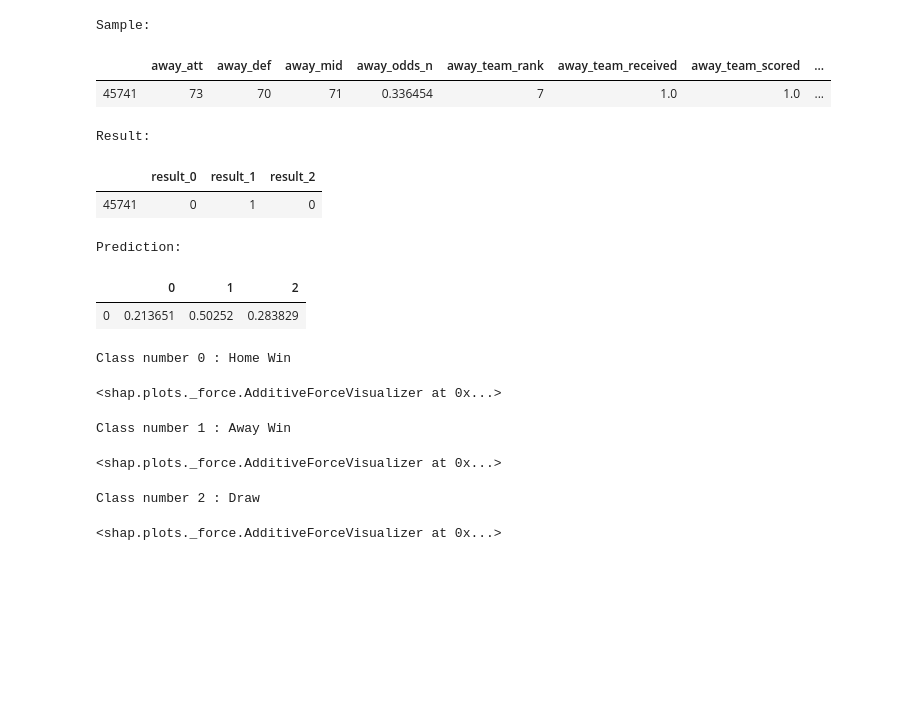
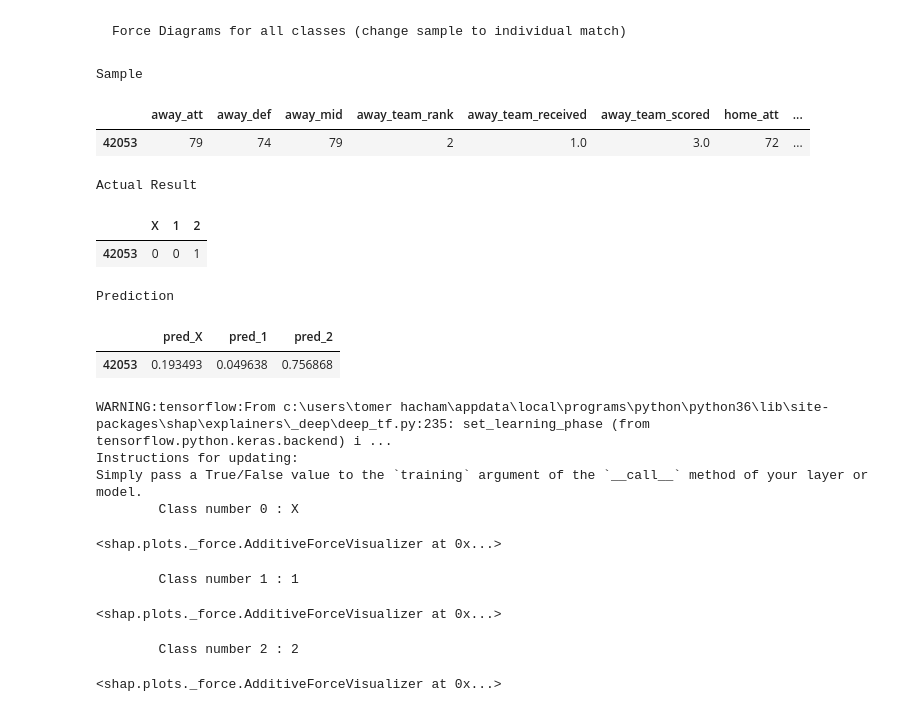
Before and after one commit to tomerhacham/NeuralGoal-web, a Jupyter notebook: Optimization/Features/SHAP.ipynb, the cells around one changed output. Saved outputs shown, nothing was run; the diff lists cells and outputs as text; code cells hidden in the pictures; blank space fills up the shorter version.

```diff
--- a/Optimization/Features/SHAP.ipynb
+++ b/Optimization/Features/SHAP.ipynb
@@ -56,0 +37,10 @@ Epoch 25/25
+# %%
+#Load the data
+data = pd.read_csv("../mainTableCSV.csv")[COLUMNS_NAMES]
+X=data.loc[:,FEATURES_NAME]
+Y=data.loc[:,'result':'result']
+# %%
+#convert categorical to numerical value and encode
+Y['result']=Y['result'].map(Label_to_value_dict)
+Y = pd.get_dummies(Y,columns=['result'], prefix='result')
+Y.rename(columns=columns_convertor,inplace=True)
@@ -57,45 +85,51 @@ Epoch 25/25
 # %%
 # we use the first 1000 training examples as our background dataset to integrate over
 explainer = shap.DeepExplainer(ann.model,x_train.sample(1000).to_numpy())
+# %% [markdown]
+    Force Diagrams for all classes (change sample to individual match)
+# %%
+display(HTML("<style>.container { width:100% !important; }</style>"))
+import pandas as pd
+number_of_samples = 1
+# the sample should change to the match's feature to be explained
+sample = x_test.sample(number_of_samples)
+result=y_test.loc[sample.index]
+prediction=pd.DataFrame(data=ann.predict(sample),index=sample.index,columns=['pred_X','pred_1','pred_2'])
+print('Sample')
+display(sample)
+print('Actual Result')
+display(result)
+print('Prediction')
+display(prediction)
+# %% [output]
+Sample
+|  | away_att | away_def | away_mid | away_team_rank | away_team_received | away_team_scored | home_att | ... |
+| 42053 | 79 | 74 | 79 | 2 | 1.0 | 3.0 | 72 | ... |
+Actual Result
+|  | X | 1 | 2 |
+| 42053 | 0 | 0 | 1 |
+Prediction
+|  | pred_X | pred_1 | pred_2 |
+| 42053 | 0.193493 | 0.049638 | 0.756868 |
 # %%
-display(HTML("<style>.container { width:100% !important; }</style>"))
-import pandas as pd
-
-number_of_samples=1
-sample=x_test.sample(number_of_samples)
-
-print(f'Sample:')
-display(sample)
-print(f'Result:')
-display(y_test.loc[sample.index])
-print(f'Prediction:')
-display(pd.DataFrame(ann.predict(sample)))
-
 to_explain=sample.to_numpy()
 shap_values = explainer.shap_values(X=to_explain,check_additivity=False)
 features=to_explain
-feature_names=list(x_test.columns)
+feature_names=FEATURES_NAME
 
 for which_class in range(0,3):
-    print(f'Class number {which_class} : {class_dict[which_class]}')
+    print(f'\tClass number {which_class} : {value_to_label_dict[which_class]}')
     display(shap.force_plot(base_value=explainer.expected_value[which_class].numpy(),
                             shap_values=shap_values[which_class],
                             features=features,
-                            feature_names=feature_names
-                            ))
+                            feature_names=feature_names))
 # %% [output]
-Sample:
+WARNING:tensorflow:From c:\users\tomer hacham\appdata\local\programs\python\python36\lib\site-packages\shap\explainers\_deep\deep_tf.py:235: set_learning_phase (from tensorflow.python.keras.backend) i ...
+Instructions for updating:
+Simply pass a True/False value to the `training` argument of the `__call__` method of your layer or model.
+        Class number 0 : X
-|  | away_att | away_def | away_mid | away_odds_n | away_team_rank | away_team_received | away_team_scored | ... |
-| 45741 | 73 | 70 | 71 | 0.336454 | 7 | 1.0 | 1.0 | ... |
-Result:
+<shap.plots._force.AdditiveForceVisualizer at 0x...>
-|  | result_0 | result_1 | result_2 |
-| 45741 | 0 | 1 | 0 |
-Prediction:
+        Class number 1 : 1
-|  | 0 | 1 | 2 |
-| 0 | 0.213651 | 0.50252 | 0.283829 |
-Class number 0 : Home Win
+<shap.plots._force.AdditiveForceVisualizer at 0x...>
-<shap.plots._force.AdditiveForceVisualizer at 0x...>
+        Class number 2 : 2
-Class number 1 : Away Win
+<shap.plots._force.AdditiveForceVisualizer at 0x...>
-<shap.plots._force.AdditiveForceVisualizer at 0x...>
-Class number 2 : Draw
-<shap.plots._force.AdditiveForceVisualizer at 0x...>
```
Also changed, not shown: parts of 16 cells of this notebook.
